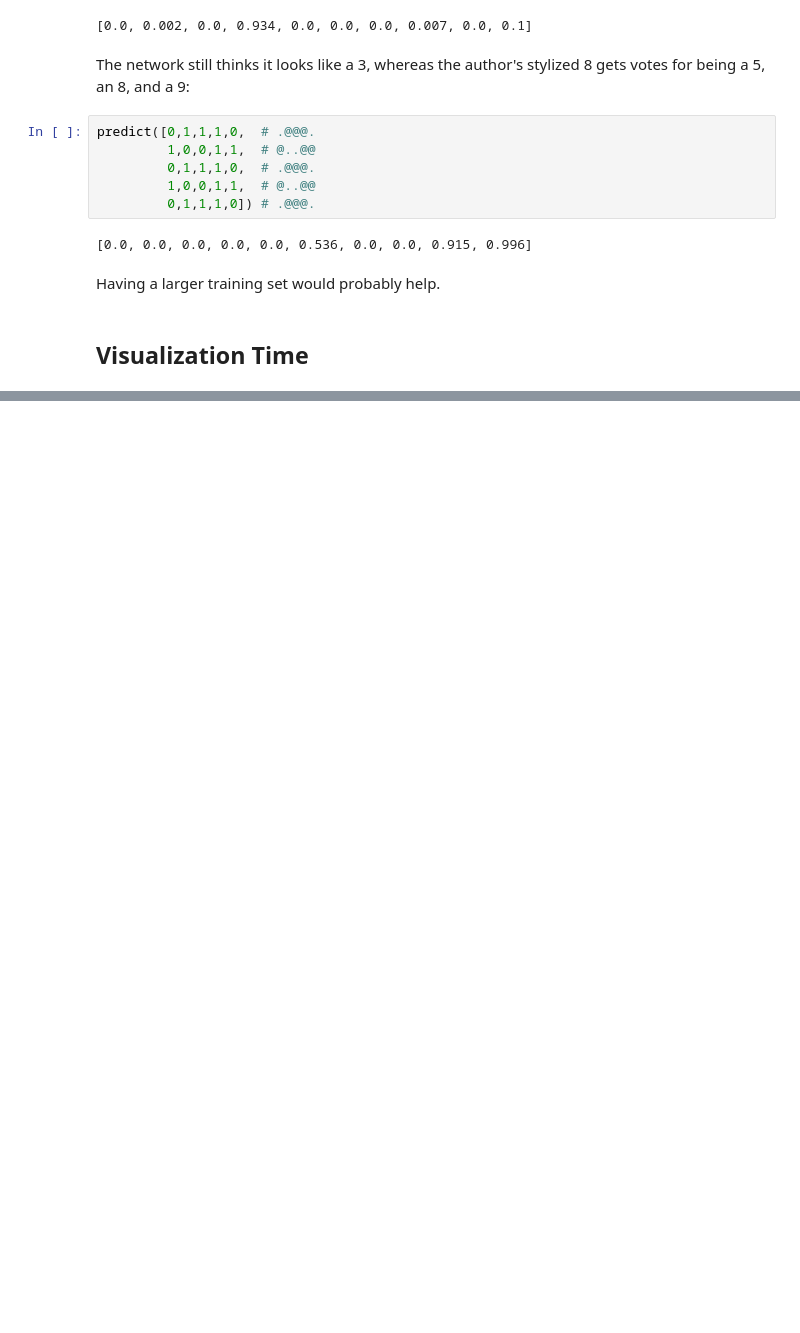
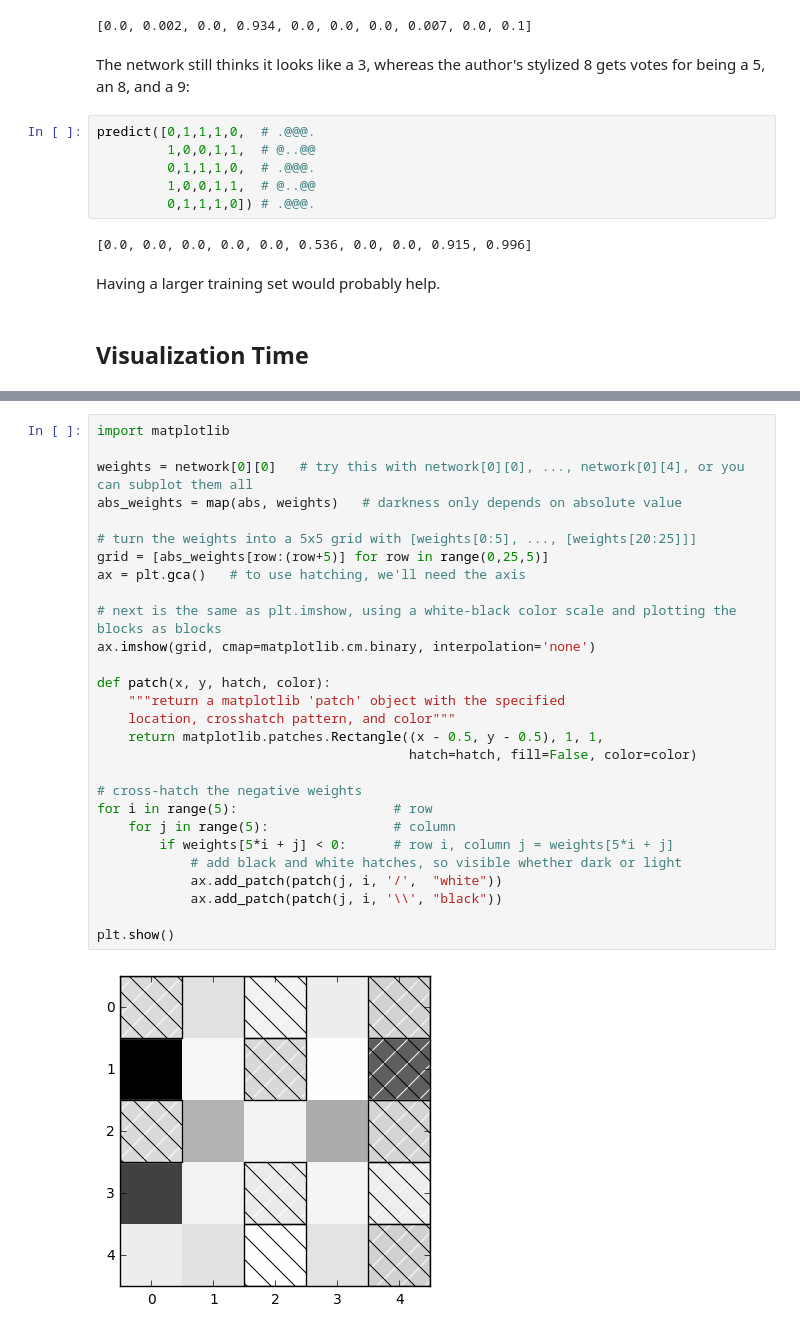
Before and after one commit to bgroveben/DataScienceFromScratch, a Jupyter notebook: 18_Chapter_Neural_Networks.ipynb, the cells around one changed output, grey strips where cells are left out. Saved outputs shown, nothing was run; the diff lists cells and outputs as text; blank space fills up the shorter version.

Commit message:
Finish Chapter 18 -- Neural Networks

```diff
--- a/18_Chapter_Neural_Networks.ipynb
+++ b/18_Chapter_Neural_Networks.ipynb
@@ -411,0 +420,30 @@ Having a larger training set would probably help.
+# %%
+import matplotlib
+
+weights = network[0][0]   # try this with network[0][0], ..., network[0][4], or you can subplot them all
+abs_weights = map(abs, weights)   # darkness only depends on absolute value
+
+# turn the weights into a 5x5 grid with [weights[0:5], ..., [weights[20:25]]]
+grid = [abs_weights[row:(row+5)] for row in range(0,25,5)]
+ax = plt.gca()   # to use hatching, we'll need the axis
+
+# next is the same as plt.imshow, using a white-black color scale and plotting the blocks as blocks
+ax.imshow(grid, cmap=matplotlib.cm.binary, interpolation='none')
+
+def patch(x, y, hatch, color):
+    """return a matplotlib 'patch' object with the specified
+    location, crosshatch pattern, and color"""
+    return matplotlib.patches.Rectangle((x - 0.5, y - 0.5), 1, 1,
+                                        hatch=hatch, fill=False, color=color)
+
+# cross-hatch the negative weights
+for i in range(5):                    # row
+    for j in range(5):                # column
+        if weights[5*i + j] < 0:      # row i, column j = weights[5*i + j]
+            # add black and white hatches, so visible whether dark or light
+            ax.add_patch(patch(j, i, '/',  "white"))
+            ax.add_patch(patch(j, i, '\\', "black"))
+
+plt.show()
+# %% [output]
+[figure, added]
```
Also changed, not shown: parts of 22 cells of this notebook, 1 other file.
